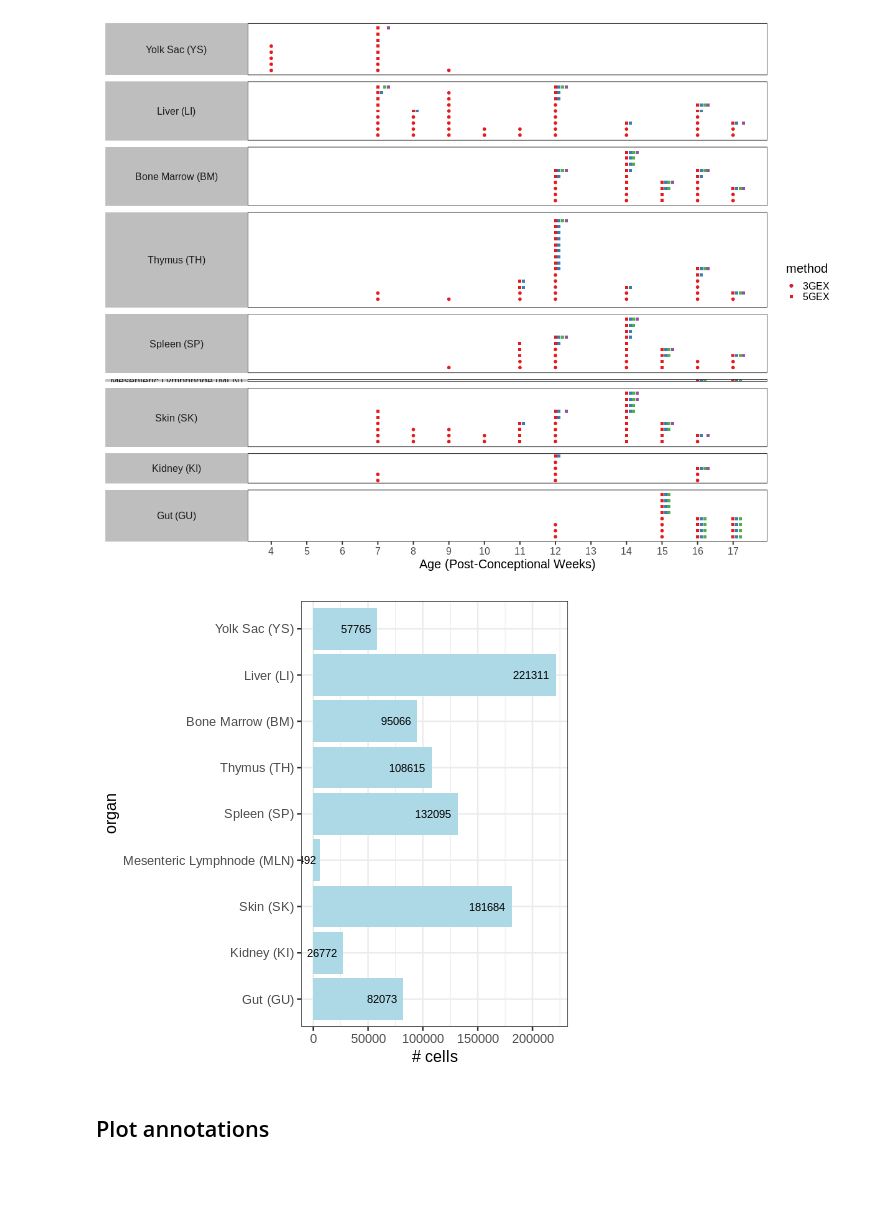
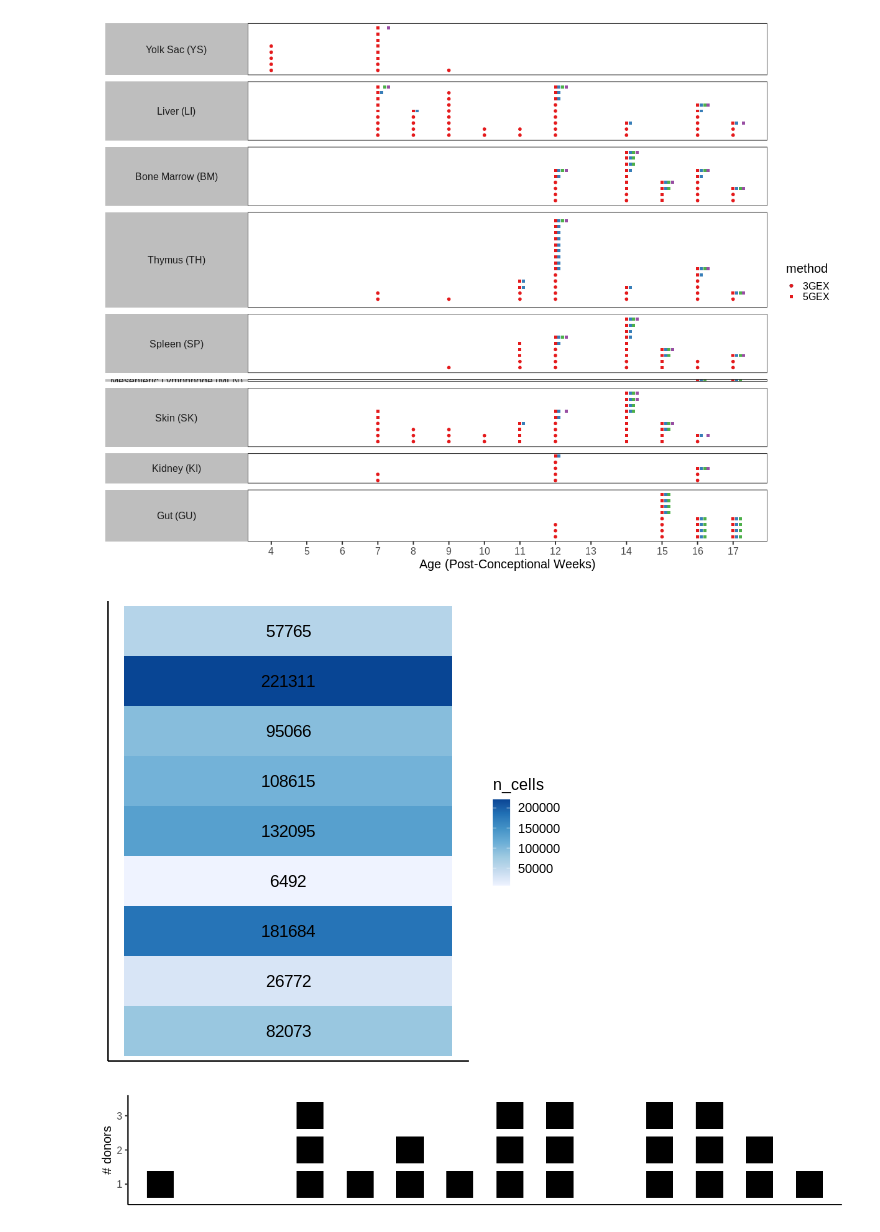
Before and after one commit to Teichlab/Pan_fetal_immune, a Jupyter notebook: src/1_PFI_merging/20210428_datasetPlots.ipynb, the cells around one changed output. Cells and saved outputs as stored; diff of their text form; code cells hidden in the pictures; blank space fills up the shorter version.

```diff
--- a/src/1_PFI_merging/20210428_datasetPlots.ipynb
+++ b/src/1_PFI_merging/20210428_datasetPlots.ipynb
@@ -25,6 +25,15 @@ R[write to console]: ✔ ggplot2 3.3.3     ✔ purrr   0.3.4
 R[write to console]: ── Conflicts ────────────────────────────────────────── tidyverse_conflicts() ──
 ✖ dplyr::filter() masks stats::filter()
 ✖ dplyr::lag()    masks stats::lag()
+# %%
+%%R
+remove_x_axis <- function(){
+  theme(axis.text.x = element_blank(), axis.ticks.x = element_blank(), axis.title.x = element_blank())
+}
+
+remove_y_axis <- function(){
+  theme(axis.text.y = element_blank(), axis.ticks.y = element_blank(), axis.title.y = element_blank())
+}
 # %%
 data_dir="/nfs/team205/ed6/data/Fetal_immune/"
 timestamp="20210429"
@@ -351,7 +360,7 @@ new_obs["has_abTCR"] = new_obs["Sample.lanes"].isin(has_abTCR)
 new_obs["has_gdTCR"] = new_obs["Sample.lanes"].isin(has_gdTCR)
 new_obs["has_BCR"] = new_obs["Sample.lanes"].isin(has_BCR)
 # %%
-sample_cols = ["donor", "organ", 'has_abTCR', 'age', "method", "has_gdTCR", "has_BCR", "Sample.lanes"]
+sample_cols = ["donor", "organ", 'has_abTCR', 'age', "method", "has_gdTCR", "has_BCR", "Sample.lanes", 'sex']
 sample_obs = new_obs[sample_cols +['index']].groupby(sample_cols).count().reset_index()
 sample_obs.columns = sample_cols + ['n_cells']
 sample_obs
@@ -436,26 +448,58 @@ pl
 # %%
 %%R
 pl <- sample_obs %>%
    arrange(age, donor, organ) %>%
     mutate(donor = factor(donor, levels=unique(donor))) %>%
     mutate(Sample = factor(Sample.lanes, levels=unique(Sample.lanes))) %>%
     mutate(organ=organ_labeller[organ]) %>%
     mutate(organ=factor(organ, levels=rev(organ_labeller))) %>%
 group_by(organ) %>%
 summarise(n_cells=sum(n_cells)) %>%
-    ggplot(aes(organ, n_cells)) +
-geom_col(fill="lightblue") +
-geom_text(aes(label=n_cells), hjust=1.2) +
-scale_fill_viridis_c() +
+ggplot(aes(organ, 1, fill=n_cells)) +
+geom_tile() +
+geom_text(aes(label=n_cells), size=6) +
+scale_fill_distiller(palette = "Blues", direction=1) +
 # scale_y_continuous(expand=c(0,)) +
 coord_flip() +
 ylab("# cells") +
-theme_bw(base_size=16)
+theme_classic(base_size=16) +
+remove_x_axis() +
+remove_y_axis()
 
 pl +
-ggsave("~/mount/gdrive/Pan_fetal/Updates_and_presentations/figures/dataset_meta/ncells_organ_plot.pdf", width=8, height=11) +
-ggsave("~/mount/gdrive/Pan_fetal/Updates_and_presentations/figures/dataset_meta/ncells_organ_plot.png", width=8, height=11)
+ggsave("~/mount/gdrive/Pan_fetal/Updates_and_presentations/figures/dataset_meta/ncells_organ_plot.pdf", width=4, height=11) +
+ggsave("~/mount/gdrive/Pan_fetal/Updates_and_presentations/figures/dataset_meta/ncells_organ_plot.png", width=4, height=11)
 # %% [output]
-[figure, old version]
+[figure, new version]
-# %% [markdown]
-## Plot annotations
+# %%
+%%R -i sample_obs -w 1200 -h 200
+pl <- sample_obs %>%
+    arrange(age, donor, organ) %>%
+    mutate(donor = factor(donor, levels=unique(donor))) %>%
+    mutate(Sample = factor(Sample.lanes, levels=unique(Sample.lanes))) %>%
+    # mutate(organ = factor(organ, levels=unique(organ))) %>%
+#     group_by(organ, age, donor) %>%
+#     summarise(n_samples=n(), n_cells=sum(n_cells)) %>%
+    group_by(Sample.lanes) %>%
+    mutate(n_techs = sum(has_abTCR, has_BCR, has_gdTCR)) %>%
+    ungroup() %>%
+    group_by(organ, age) %>%
+    arrange(n_techs) %>%
+    mutate(rank_donor=row_number()) %>%
+    ungroup() %>%
+    distinct(age, donor) %>%
+    group_by(age) %>%
+    mutate(rank_donor=rank(donor)) %>%
+    ungroup() %>%
+    ggplot(aes(age, as.factor(rank_donor))) +
+    geom_point(size=20, shape=15) +
+    ylab("# donors") +
+    theme_classic(base_size=20) +
+    remove_x_axis()
+
+
+pl +
+ggsave("~/mount/gdrive/Pan_fetal/Updates_and_presentations/figures/dataset_meta/ndonors.pdf", width=12, height=3) +
+ggsave("~/mount/gdrive/Pan_fetal/Updates_and_presentations/figures/dataset_meta/ndonors.png", width=12, height=3)
+# %% [output]
+[figure, added]
```
Also changed, not shown: parts of 10 cells of this notebook, 7 other files.
